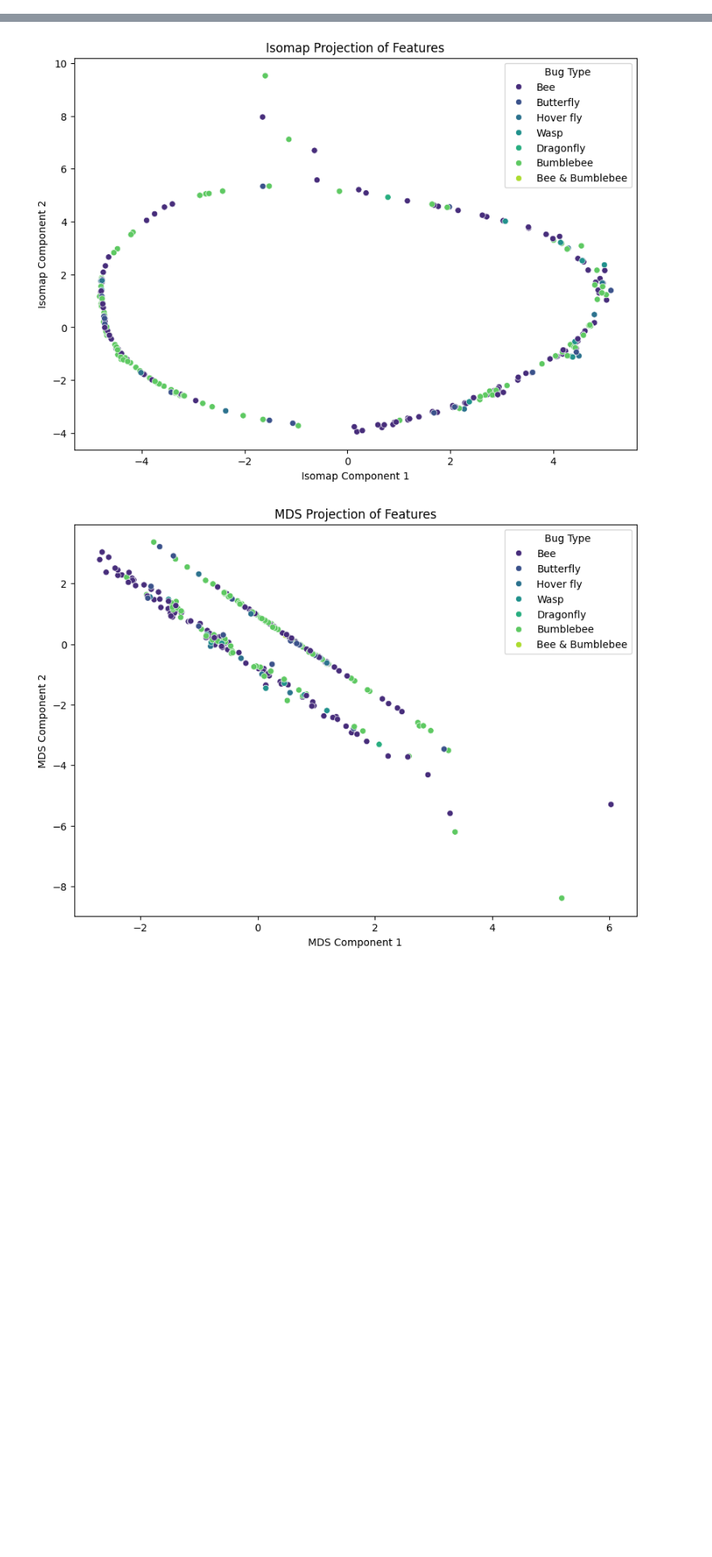
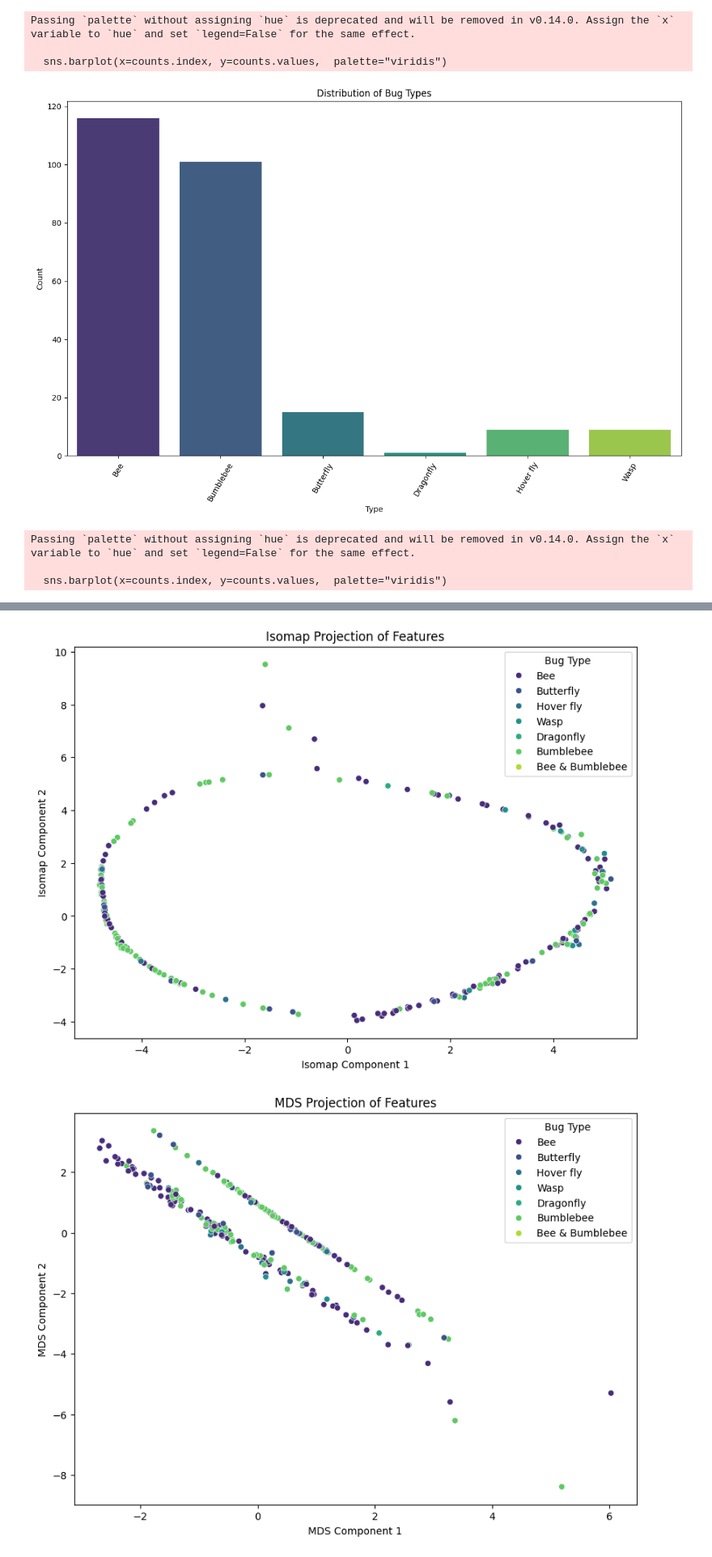
Before and after one commit to zelinze/ToBeeOrNotToBee, a Jupyter notebook: data_visualization.ipynb, the cells around one changed output, grey strips where cells are left out. Shown: that part at 81% size. Cells and saved outputs as stored; diff of their text form; code cells hidden in the pictures; blank space fills up the shorter version.

```diff
--- a/data_visualization.ipynb
+++ b/data_visualization.ipynb
@@ -117,0 +85,37 @@ plot_pca_projection(all_data_df)
+# %%
+# 可视化分布
+def plot_distribution(data, title):
+    counts = data.sum()
+    plt.figure(figsize=(12, 8))
+    sns.barplot(x=counts.index, y=counts.values,  palette="viridis")
+    plt.title(title)
+    plt.xlabel('Type')
+    plt.ylabel('Count')
+    plt.xticks(rotation=60)
+    plt.tight_layout()
+    plt.show()
+
+plot_distribution(bug_type_df, 'Distribution of Bug Types')
+plot_distribution(species_df, 'Distribution of Species')
+
+# 昆虫类型分布的饼图
+def plot_pie_distribution(data, title):
+    counts = data.sum()
+    colors = sns.color_palette('viridis', len(counts))
+    plt.figure(figsize=(10, 10))
+    plt.pie(counts, labels=counts.index, autopct='%1.1f%%', startangle=140,colors=colors)
+    plt.title(title)
+    plt.axis('equal')
+    plt.tight_layout()
+    plt.show()
+
+plot_pie_distribution(bug_type_df, 'Distribution of Bug Types')
+plot_pie_distribution(species_df, 'Distribution of Species')
+# %% [output]
+Passing `palette` without assigning `hue` is deprecated and will be removed in v0.14.0. Assign the `x` variable to `hue` and set `legend=False` for the same effect.
+
+  sns.barplot(x=counts.index, y=counts.values,  palette="viridis")
+[figure, added]
+Passing `palette` without assigning `hue` is deprecated and will be removed in v0.14.0. Assign the `x` variable to `hue` and set `legend=False` for the same effect.
+
+  sns.barplot(x=counts.index, y=counts.values,  palette="viridis")
```
Also changed, not shown: parts of 7 cells of this notebook, 20 other files.
